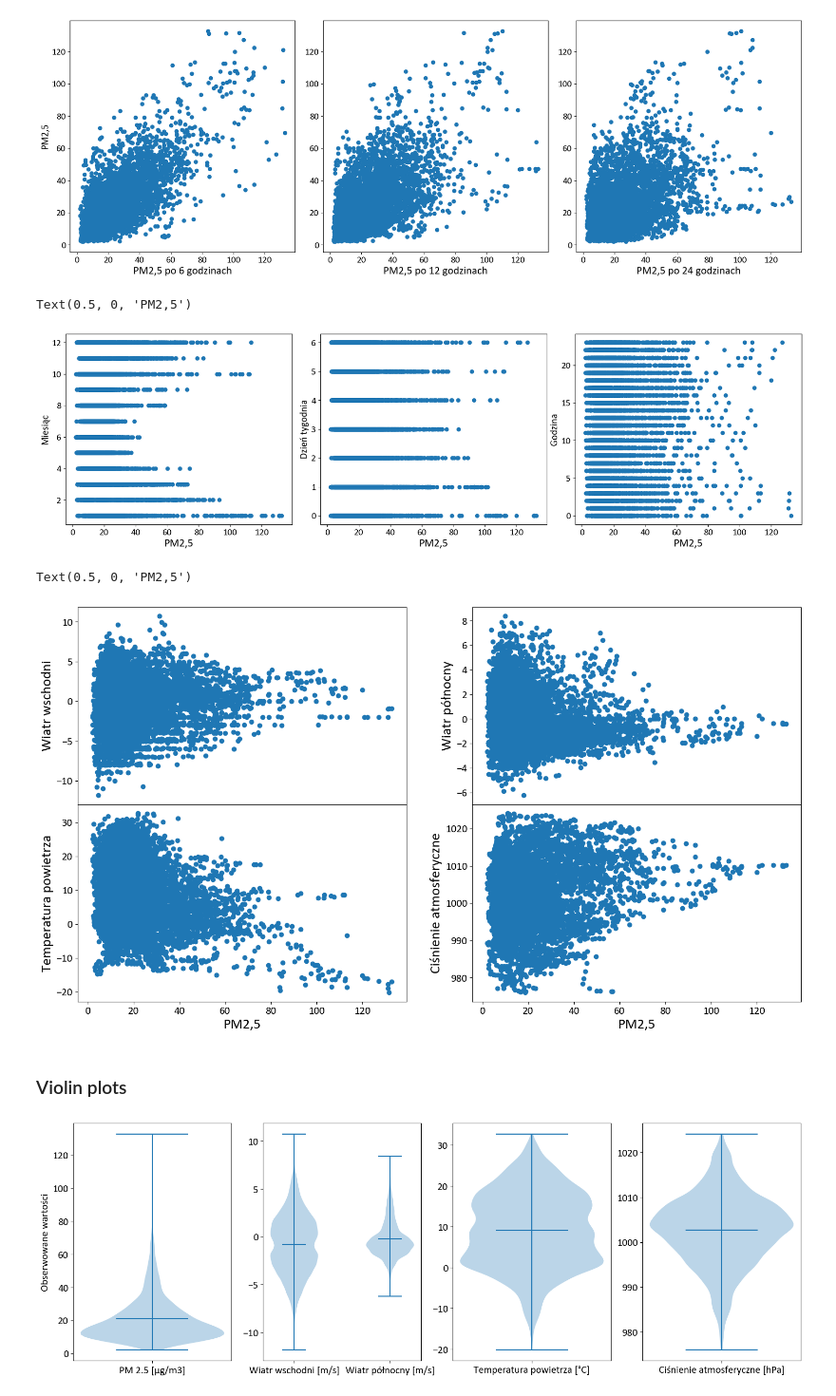
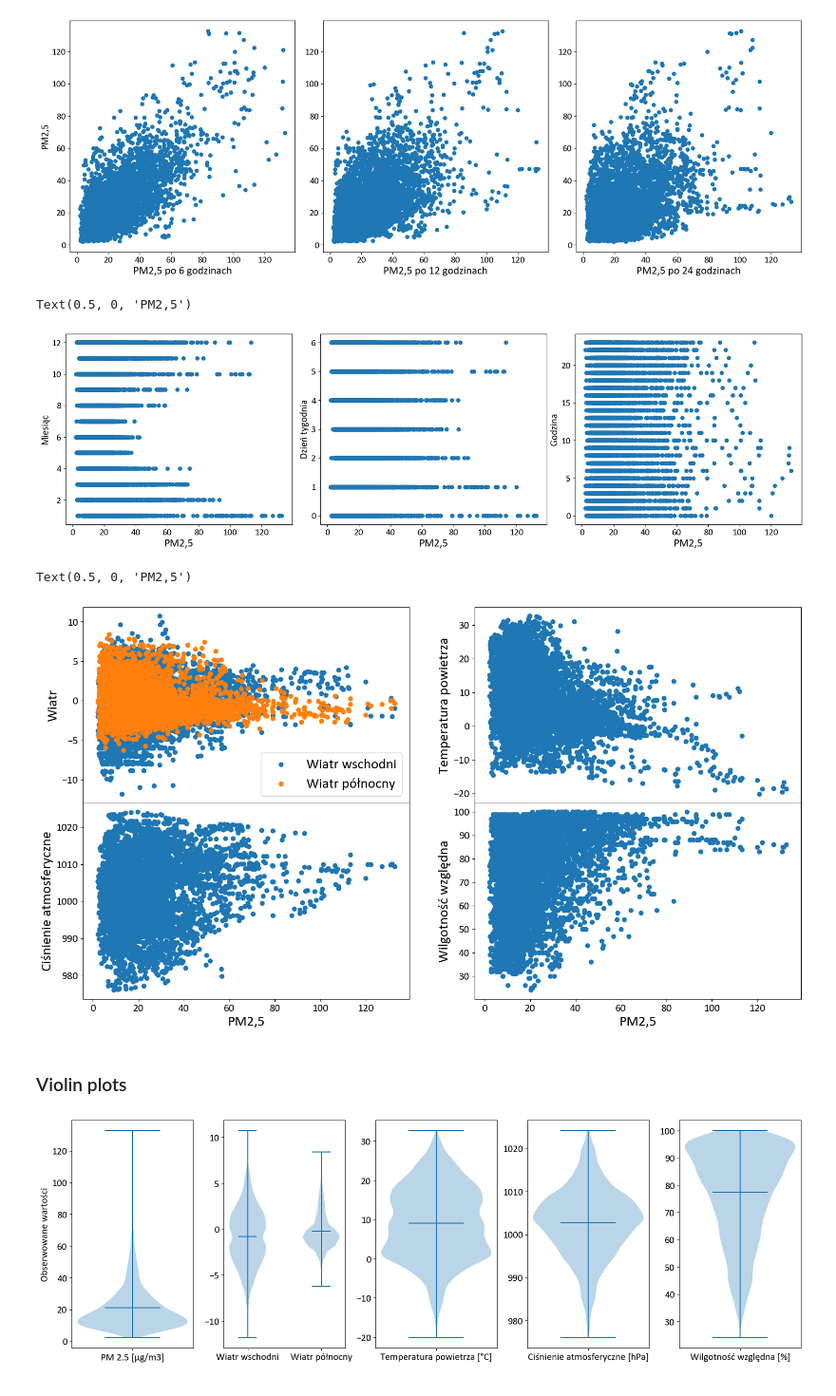
Before and after one commit to Jungliana/SNN-air-pollution, a Jupyter notebook: notebooks/dataset_properties.ipynb, the cells around one changed output. Shown at 95% size. Drawn from its saved outputs; the diff is of its cells as text; code cells hidden in the pictures.

Commit message:
Added humidity data, tuning modification

```diff
--- a/notebooks/dataset_properties.ipynb
+++ b/notebooks/dataset_properties.ipynb
@@ -103,61 +112,66 @@ fig = plt.figure()
 ax0 = fig.add_axes([0,0,0.8,0.9])
 ax1 = fig.add_axes([0.9,0,0.8,0.9])
 ax2 = fig.add_axes([1.8,0,0.8,0.9])
-ax0.scatter(data06[:,8], data06[:,1])
+ax0.scatter(data06[:,0], data06[:,1])
 ax0.set_ylabel('Miesiąc', fontsize=16)
 ax0.set_xlabel('PM2,5', fontsize=18)
-ax1.scatter(data06[:,8], data06[:,2])
+ax1.scatter(data06[:,0], data06[:,2])
 ax1.set_ylabel('Dzień tygodnia', fontsize=16)
 ax1.set_xlabel('PM2,5', fontsize=18)
-ax2.scatter(data06[:,8], data06[:,3])
+ax2.scatter(data06[:,0], data06[:,3])
 ax2.set_ylabel('Godzina', fontsize=16)
 ax2.set_xlabel('PM2,5', fontsize=18)
 # %% [output]
 Text(0.5, 0, 'PM2,5')
-[figure, old version]
+[figure, new version]
 # %%
 fig = plt.figure()
 ax0 = fig.add_axes([0,0.8,1,0.8])
 ax1 = fig.add_axes([1.2,0.8,1,0.8])
 ax2 = fig.add_axes([0,0,1,0.8])
 ax3 = fig.add_axes([1.2,0,1,0.8])
-ax0.scatter(data06[:,8], data06[:,4])
-ax0.set_ylabel('Wiatr wschodni', fontsize=20)
+ax0.scatter(data06[:,0], data06[:,4])
+ax0.scatter(data06[:,0], data06[:,5])
+ax0.set_ylabel('Wiatr', fontsize=20)
 ax0.set_xlabel('PM2,5', fontsize=20)
-ax1.scatter(data06[:,8], data06[:,5])
-ax1.set_ylabel('Wiatr północny', fontsize=20)
+ax0.legend(["Wiatr wschodni", "Wiatr północny"], fontsize=20, loc='lower right')
+ax1.scatter(data06[:,0], data06[:,6])
+ax1.set_ylabel('Temperatura powietrza', fontsize=20)
 ax1.set_xlabel('PM2,5', fontsize=20)
-ax2.scatter(data06[:,8], data06[:,6])
-ax2.set_ylabel('Temperatura powietrza', fontsize=20)
+ax2.scatter(data06[:,0], data06[:,7])
+ax2.set_ylabel('Ciśnienie atmosferyczne', fontsize=20)
 ax2.set_xlabel('PM2,5', fontsize=20)
-ax3.scatter(data06[:,8], data06[:,7])
-ax3.set_ylabel('Ciśnienie atmosferyczne', fontsize=20)
+ax3.scatter(data06[:,0], data06[:,8])
+ax3.set_ylabel('Wilgotność względna', fontsize=20)
 ax3.set_xlabel('PM2,5', fontsize=20)
 # %% [output]
 Text(0.5, 0, 'PM2,5')
-[figure, old version]
+[figure, new version]
 # %% [markdown]
 ### Violin plots
 # %%
 # Preparing violin plot
 data_to_plot = target06.to_numpy()
 
 fig = plt.figure()
-ax0 = fig.add_axes([0,0,0.5,1])
-ax1 = fig.add_axes([0.6,0,0.5,1])
-ax2 = fig.add_axes([1.2,0,0.5,1])
-ax3 = fig.add_axes([1.8,0,0.5,1])
+ax0 = fig.add_axes([0,0,0.4,1])
+ax1 = fig.add_axes([0.5,0,0.4,1])
+ax2 = fig.add_axes([1.0,0,0.4,1])
+ax3 = fig.add_axes([1.5,0,0.4,1])
+ax4 = fig.add_axes([2.0,0,0.4,1])
 
 ax0.violinplot([data_to_plot[:,0]], showmeans=True)
 ax1.violinplot([data_to_plot[:,4], data_to_plot[:,5]], showmeans=True)
 ax2.violinplot([data_to_plot[:,6]], showmeans=True)
 ax3.violinplot([data_to_plot[:,7]], showmeans=True)
+ax4.violinplot([data_to_plot[:,8]], showmeans=True)
 ax0.set_ylabel('Obserwowane wartości')
 ax0.set_xticks([1], labels = ['PM 2.5 [µg/m3]'])
-ax1.set_xticks([1, 2], labels = ['Wiatr wschodni [m/s]', 'Wiatr północny [m/s]'])
+ax1.set_xticks([1, 2], labels = ['Wiatr wschodni', 'Wiatr północny'])
 ax2.set_xticks([1], labels = ['Temperatura powietrza [°C]'])
 ax3.set_xticks([1], labels = ['Ciśnienie atmosferyczne [hPa]'])
+ax4.set_xticks([1], labels = ['Wilgotność względna [%]'])
 
 plt.show()
 # %% [output]
-[figure, old version]
+[figure, new version]
```
Also changed, not shown: parts of 8 cells of this notebook, 9 other files.
